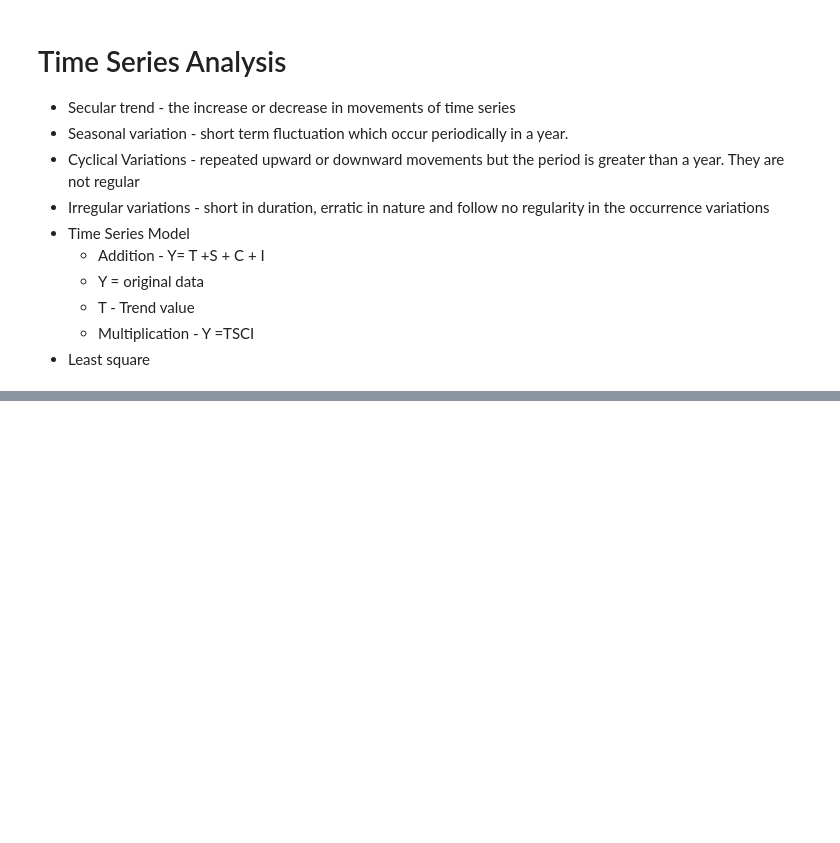
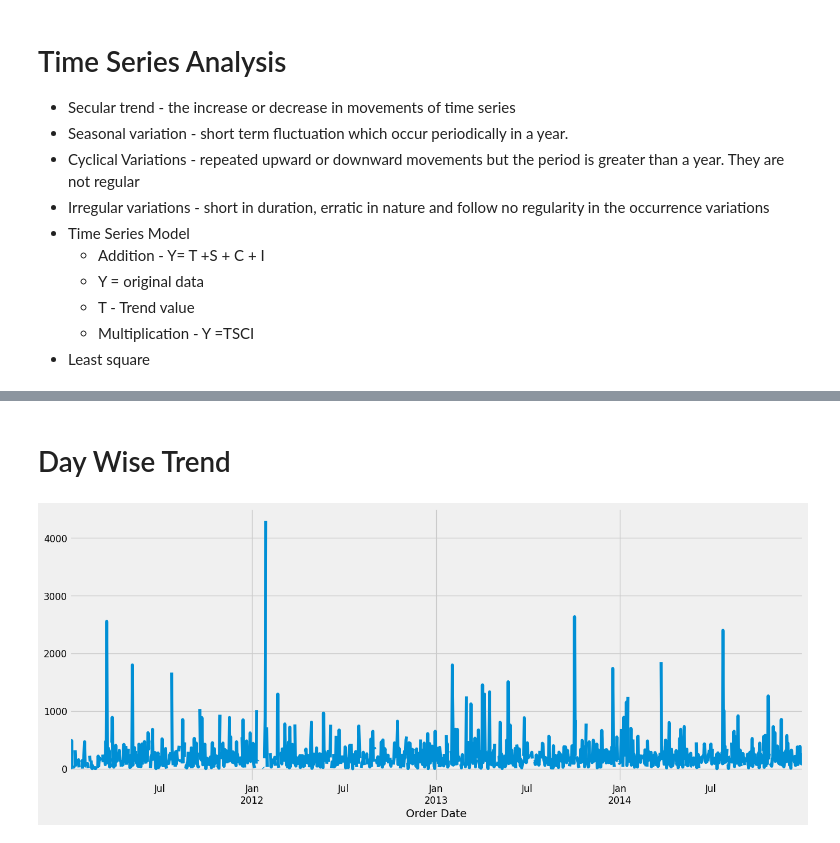
Before and after one commit to Rashay01/Machine-Learning-Notes, a Jupyter notebook: Day2.ipynb, the cells around one changed output, grey strips where cells are left out. Saved outputs shown, nothing was run; the diff lists cells and outputs as text; code cells hidden in the pictures; blank space fills up the shorter version.

```diff
--- a/Day2.ipynb
+++ b/Day2.ipynb
@@ -939,0 +1086,8 @@ Accuracy 0.8
+# %% [markdown]
+# Day Wise Trend
+# %%
+y = furniture['Sales'].resample('D').mean()
+y.plot(figsize = (15, 6))
+plt.show()
+# %% [output]
+[figure, added]
```
Also changed, not shown: parts of 14 cells of this notebook.
